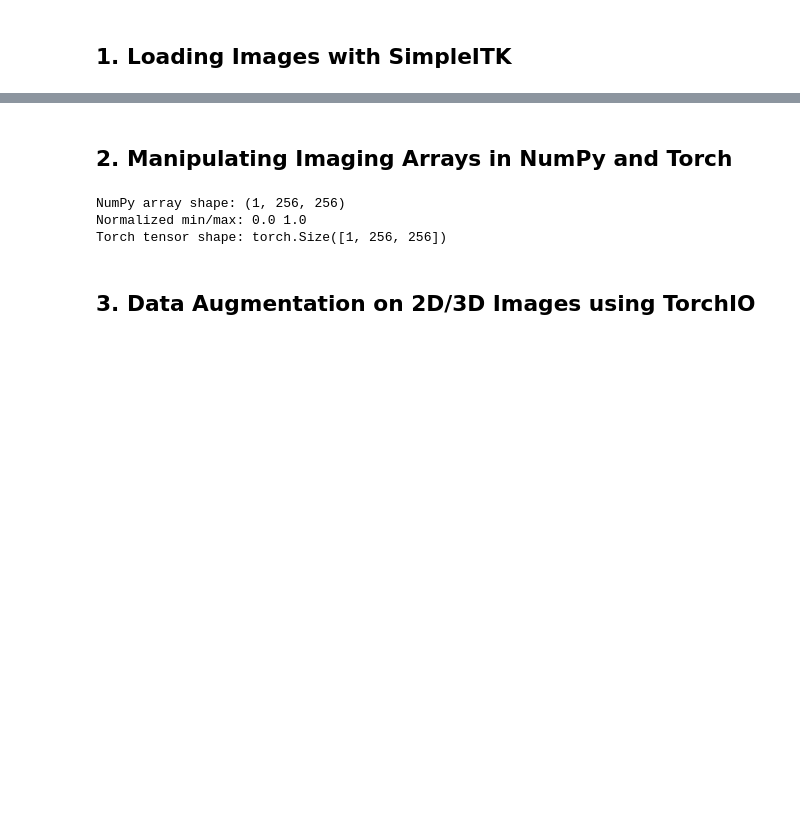
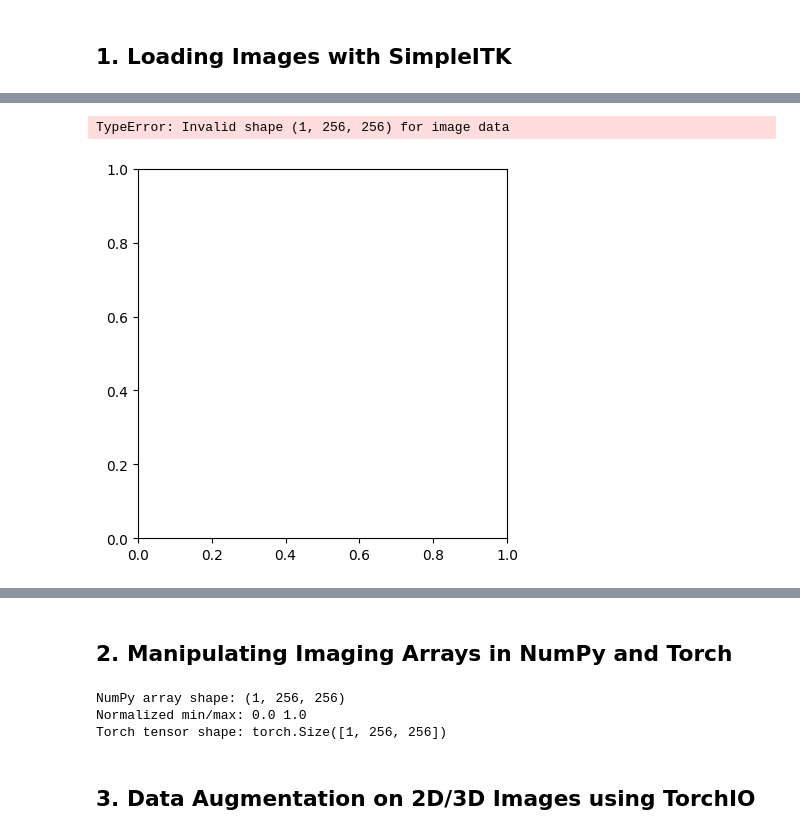
Before and after one commit to UBC-BIOMOD-Computational/Life-Science-Image-Analysis-Workshops-2025-2026, a Jupyter notebook: solutions/lab3_solution.ipynb, the cells around one changed output, grey strips where cells are left out. Saved outputs shown, nothing was run; the diff lists cells and outputs as text; code cells hidden in the pictures; blank space fills up the shorter version.

```diff
--- a/solutions/lab3_solution.ipynb
+++ b/solutions/lab3_solution.ipynb
@@ -161,0 +117,9 @@ Pixel type: 64-bit float
+# %%
+nda = sitk.GetArrayFromImage(image)
+# The following line will fail. Why?
+# Ans:
+
+plt.imshow(nda)
+# %% [output]
+TypeError: Invalid shape (1, 256, 256) for image data
+[figure, added]
```
Also changed, not shown: parts of 9 cells of this notebook.
